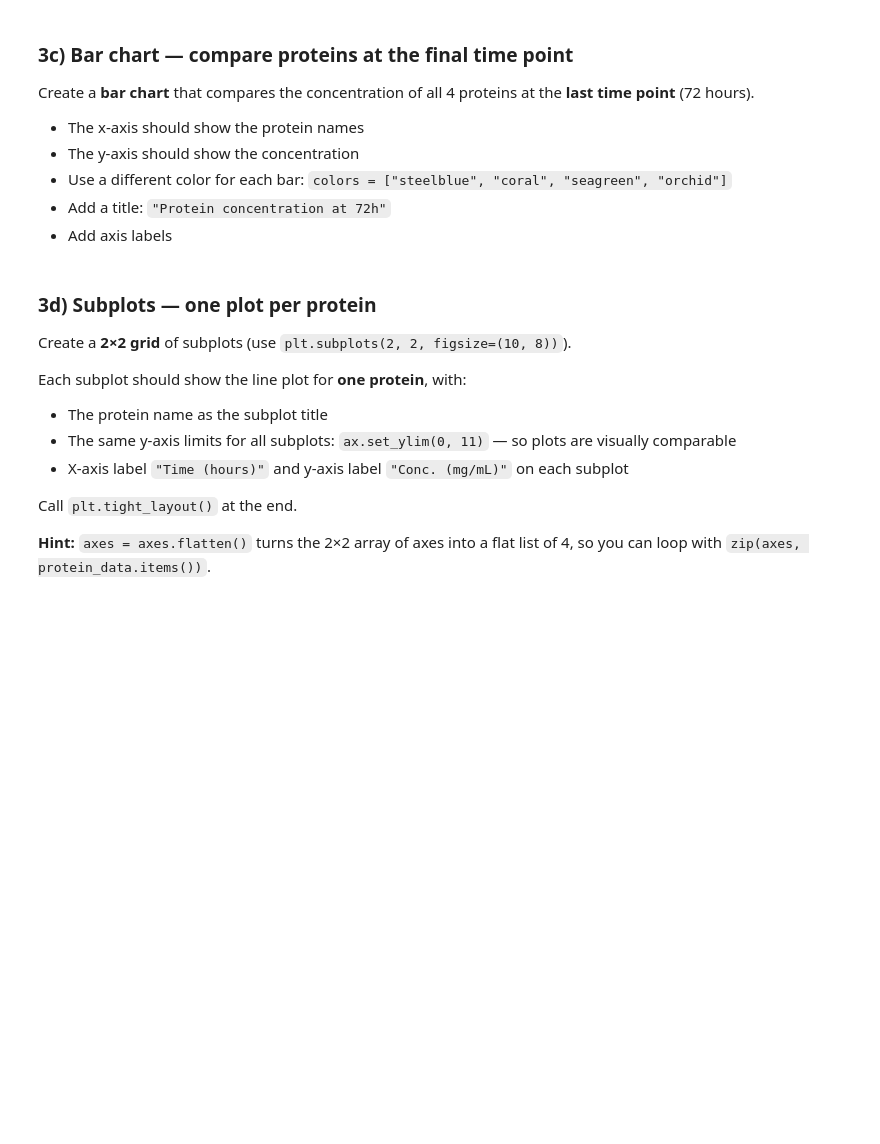
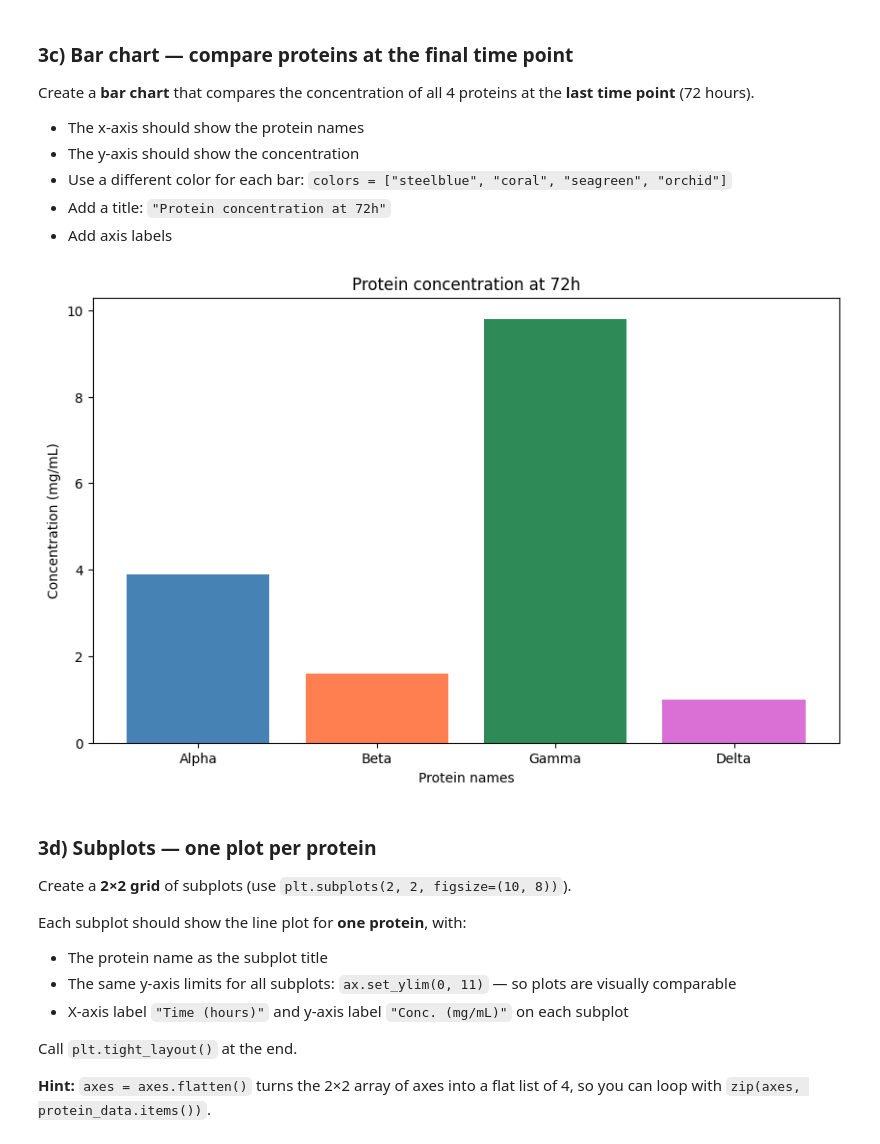
Before and after one commit to caroccialberto/Python2026, a Jupyter notebook: exam/exam_python_2026_Carocci.ipynb, the cells around one changed output. Saved outputs shown, nothing was run; the diff lists cells and outputs as text; code cells hidden in the pictures; blank space fills up the shorter version.

```diff
--- a/exam/exam_python_2026_Carocci.ipynb
+++ b/exam/exam_python_2026_Carocci.ipynb
@@ -387,3 +405,17 @@ Create a **bar chart** that compares the concentration of all 4 proteins at the
+# %%
+# YOUR CODE HERE
+colors = ["steelblue", "coral", "seagreen", "orchid"]
+h72 = [protein_data[i][-1] for i in protein_data]
+k = list(protein_data.keys())
+
+plt.figure(figsize=(10,6))
+plt.bar(k, h72, color=colors)
+plt.title("Protein concentration at 72h")
+plt.xlabel("Protein names")
+plt.ylabel("Concentration (mg/mL)")
+plt.show()
+# %% [output]
+[figure, added]
 # %% [markdown]
 ### 3d) Subplots — one plot per protein
 
```
Also changed, not shown: parts of 25 cells of this notebook.
